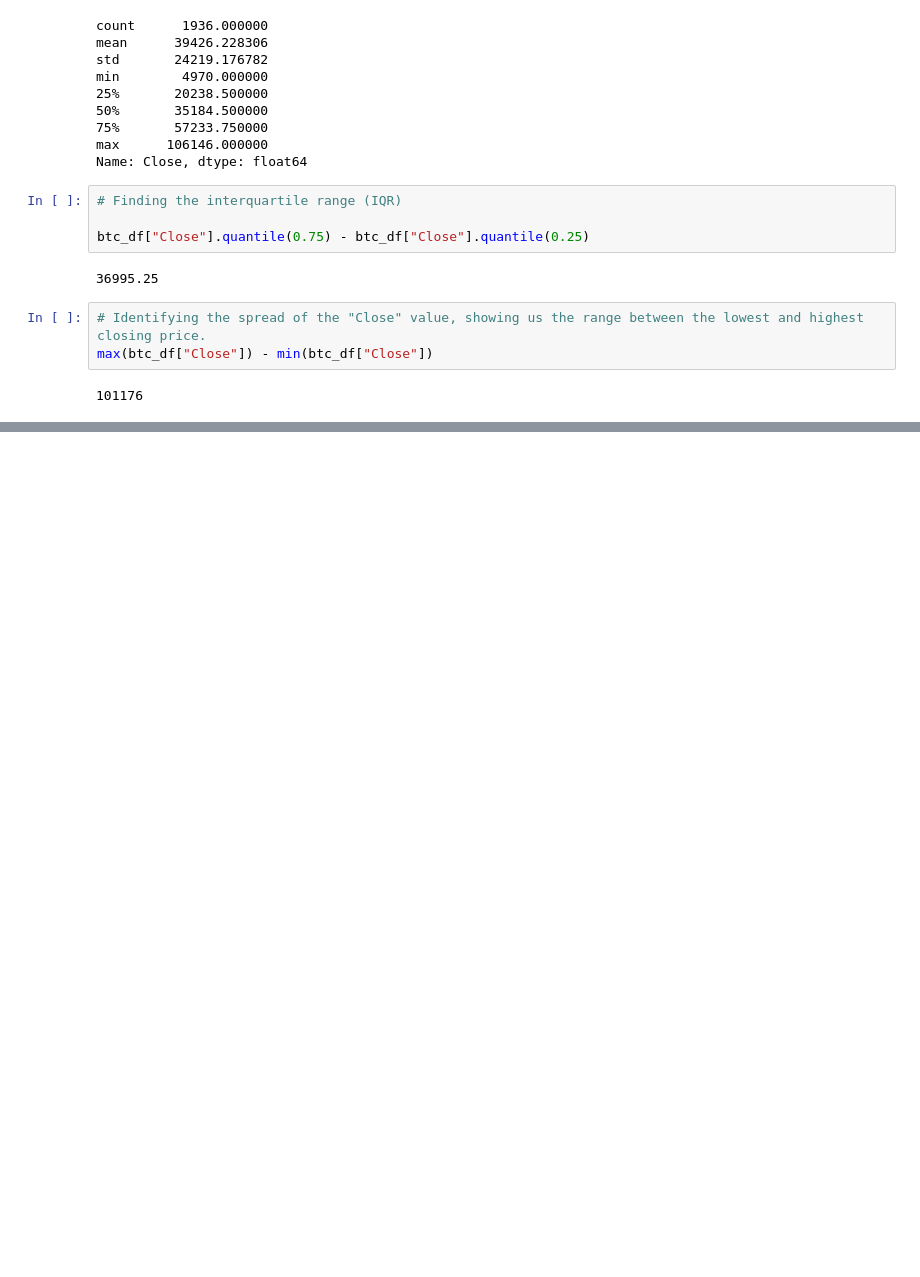
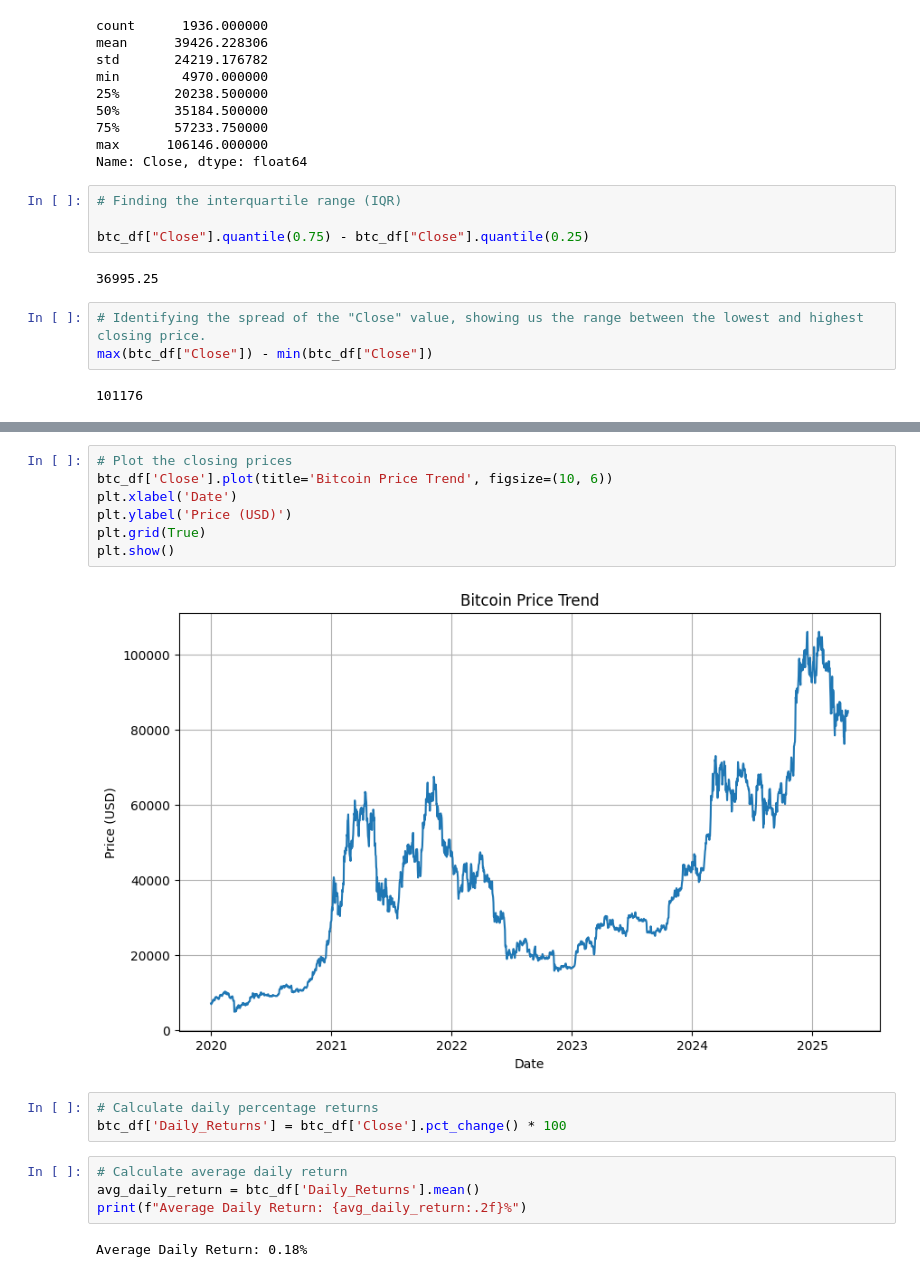
Before and after one commit to 1080atlas/bitcoin-pa-analysis, a Jupyter notebook: Main.ipynb, the cells around one changed output, grey strips where cells are left out. Drawn from its saved outputs; the diff is of its cells as text; blank space fills up the shorter version.

Commit message:
added price trend plot, calculated avg daily returns

```diff
--- a/Main.ipynb
+++ b/Main.ipynb
@@ -91,0 +92,18 @@ plt.show()
+# %%
+# Plot the closing prices
+btc_df['Close'].plot(title='Bitcoin Price Trend', figsize=(10, 6))
+plt.xlabel('Date')
+plt.ylabel('Price (USD)')
+plt.grid(True)
+plt.show()
+# %% [output]
+[figure, added]
+# %%
+# Calculate daily percentage returns
+btc_df['Daily_Returns'] = btc_df['Close'].pct_change() * 100
+# %%
+# Calculate average daily return
+avg_daily_return = btc_df['Daily_Returns'].mean()
+print(f"Average Daily Return: {avg_daily_return:.2f}%")
+# %% [output]
+Average Daily Return: 0.18%
```
Also changed, not shown: parts of 1 cell of this notebook.
